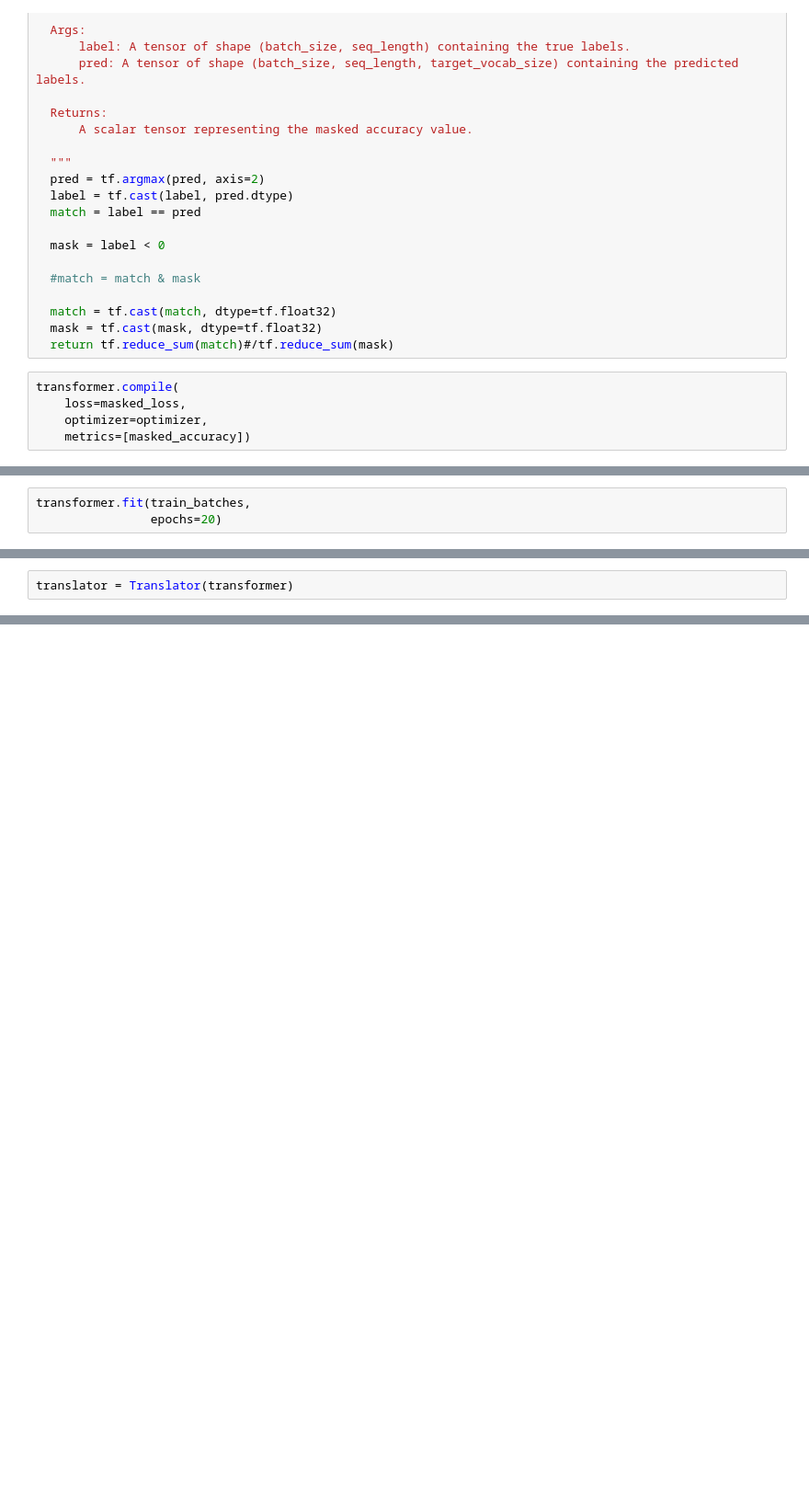
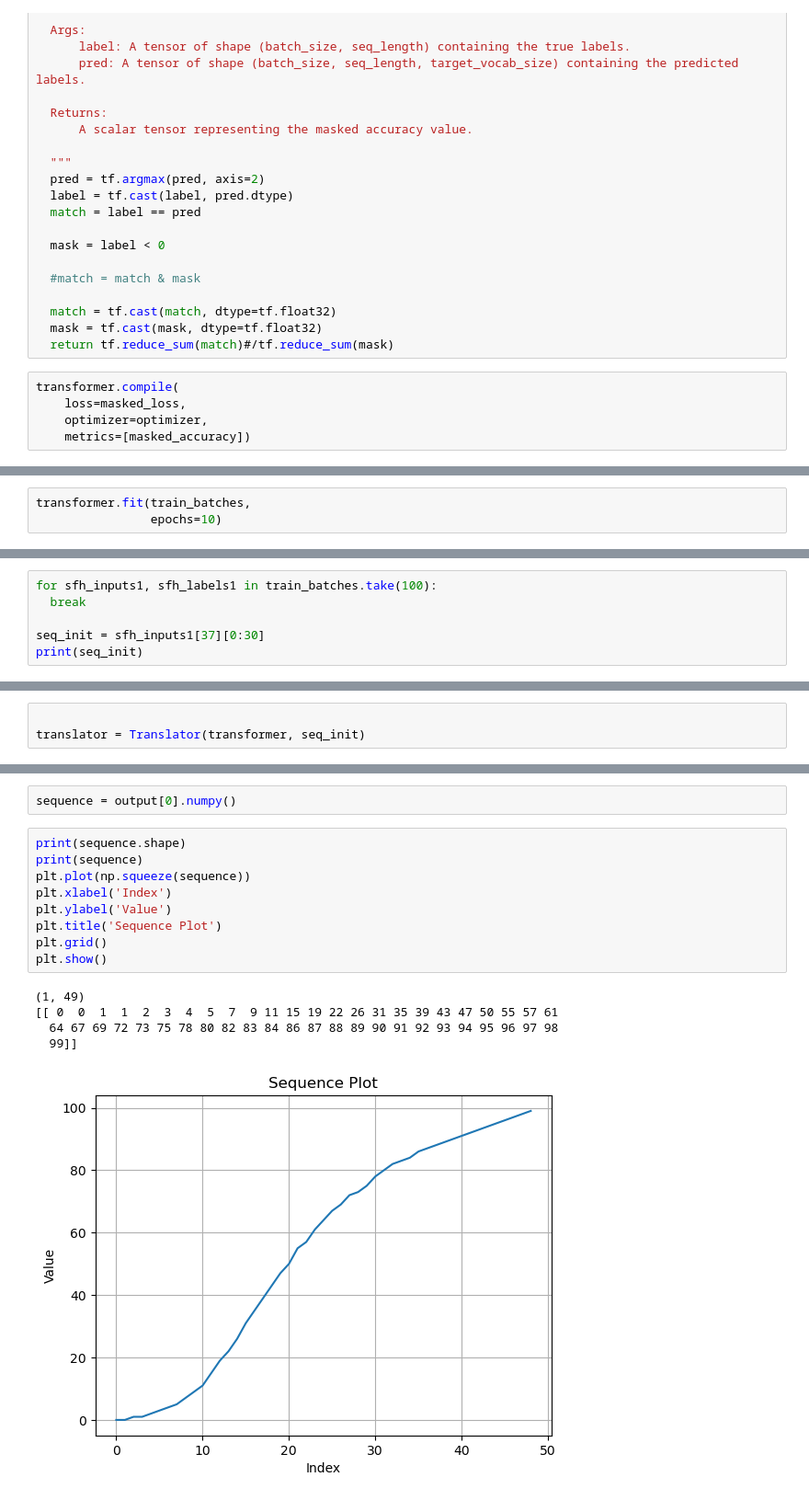
Before and after one commit to astroinfo-hacks/2023-sfh-galaxy-classification, a Jupyter notebook: notebooks/TF_SFH_example.ipynb, the cells around one changed output, grey strips where cells are left out. Shown at 92% size. Cells and saved outputs as stored; diff of their text form; blank space fills up the shorter version.

Commit message:
Working Transformers with aberrant datas

```diff
--- a/notebooks/TF_SFH_example.ipynb
+++ b/notebooks/TF_SFH_example.ipynb
@@ -755,4 +759,4 @@ print(sfh_inputs.shape)
 # %%
 transformer.fit(train_batches,
-                epochs=20)
+                epochs=10)
 # %% [output]
@@ -842 +863,7 @@ class Translator(tf.Module):
         return output, attention_weights
+# %%
+for sfh_inputs1, sfh_labels1 in train_batches.take(100):
+  break
+
+seq_init = sfh_inputs1[37][0:30]
+print(seq_init)
@@ -843,5 +874,6 @@ class Translator(tf.Module):
 # %%
-translator = Translator(transformer)
+
+translator = Translator(transformer, seq_init)
 # %%
 output = translator()
 # %% [output]
@@ -853,0 +885,17 @@ InvalidArgumentError: Exception encountered when calling layer 'positional_embed
+# %%
+sequence = output[0].numpy()
+# %%
+print(sequence.shape)
+print(sequence)
+plt.plot(np.squeeze(sequence))
+plt.xlabel('Index')
+plt.ylabel('Value')
+plt.title('Sequence Plot')
+plt.grid()
+plt.show()
+# %% [output]
+(1, 49)
+[[ 0  0  1  1  2  3  4  5  7  9 11 15 19 22 26 31 35 39 43 47 50 55 57 61
+  64 67 69 72 73 75 78 80 82 83 84 86 87 88 89 90 91 92 93 94 95 96 97 98
+  99]]
+[figure, added]
```
Also changed, not shown: parts of 19 cells of this notebook.
